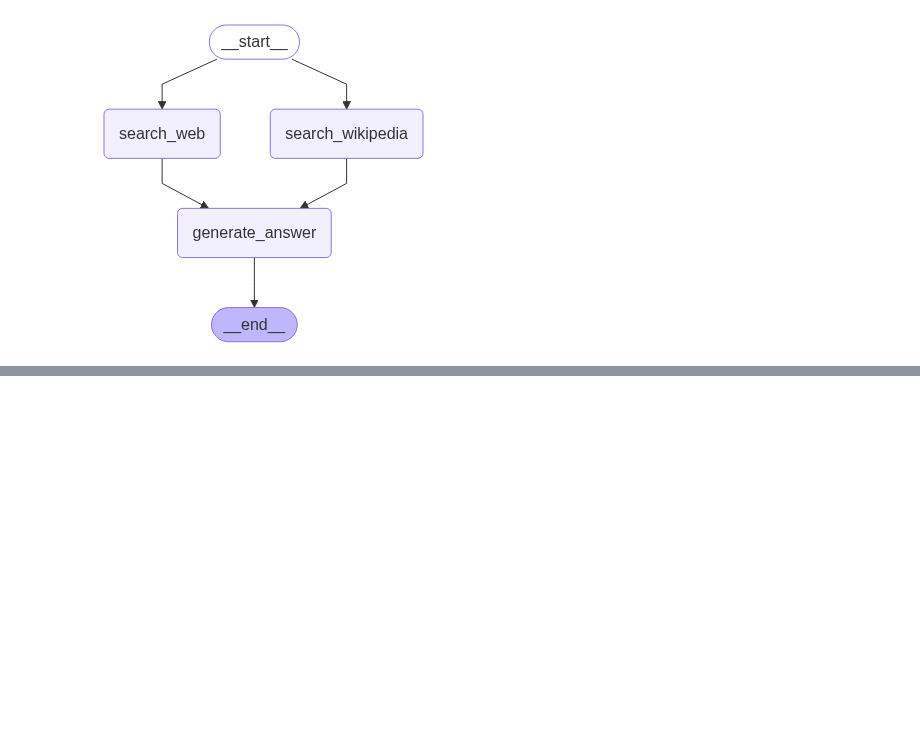
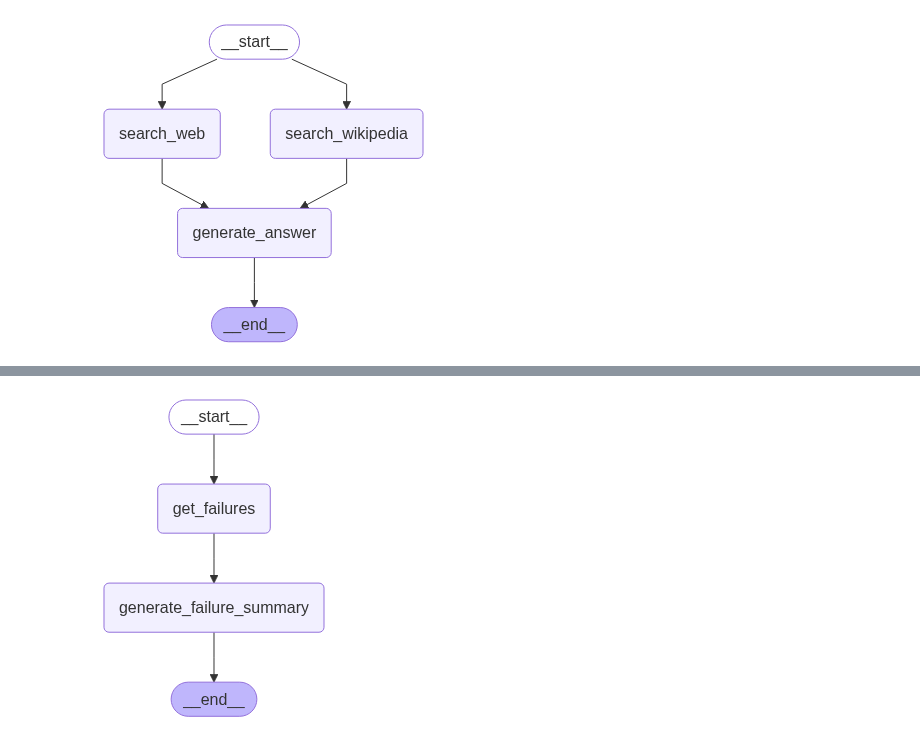
Before and after one commit to DeconvFFT/Langgraph-foundations, a Jupyter notebook: module4/research-agent.ipynb, the cells around one changed output, grey strips where cells are left out. Drawn from its saved outputs; the diff is of its cells as text; code cells hidden in the pictures; blank space fills up the shorter version.

```diff
--- a/module4/building-research-assistant.ipynb
+++ b/module4/research-agent.ipynb
@@ -295,0 +322,43 @@ answer
+# %%
+from IPython.display import Image, display
+from langgraph.graph import StateGraph, START, END
+
+# Failure State (Input Class)
+class FailureAnalysisState(BaseModel):
+    cleaned_logs:List[Log] = Field([],description="The cleaned logs")
+    failures: List[Log] = Field([],description="The failures in the logs")
+    fa_summary: str = Field('',description="The summary of the failure analysis")
+    processed_logs: List[str] = Field([],description="Processed Logs")
+
+# Failure State (Output Class)
+class FailureAnalysisOutputState(BaseModel):
+    fa_summary: str = Field('',description="The summary of the failure analysis")
+    processed_logs: List[str] = Field([],description="Processed Logs")
+# %%
+def get_failures(state):
+    """ Gets logs that contain failures"""
+    cleaned_logs = state.model_dump()['cleaned_logs']
+    failures = [log for log in cleaned_logs if "grade" in log]
+    return {"failures": failures}
+
+def generate_failure_summary(state):
+    """ Generates a summary of the failures"""
+    failures = state.model_dump()['failures']
+    fa_summary = "Poor retrieval of ChromaDB documents"
+    return {"fa_summary": fa_summary, "processed_logs": [f"faliure-analysis-on-log-{failure['id']}" for failure in failures]}
+
+# build graph
+fa_builder = StateGraph(input_schema=FailureAnalysisState, output_schema=FailureAnalysisOutputState, state_schema=FailureAnalysisState)
+fa_builder.add_node("get_failures", get_failures)
+fa_builder.add_node("generate_failure_summary", generate_failure_summary)
+fa_builder.add_edge(START, "get_failures")
+fa_builder.add_edge("get_failures", "generate_failure_summary")
+fa_builder.add_edge("generate_failure_summary", END)
+
+# compile graph
+graph = fa_builder.compile()
+
+# display graph
+display(Image(graph.get_graph().draw_mermaid_png()))
+# %% [output]
+[figure, added]
```
Also changed, not shown: parts of 9 cells of this notebook, 1 other file.
